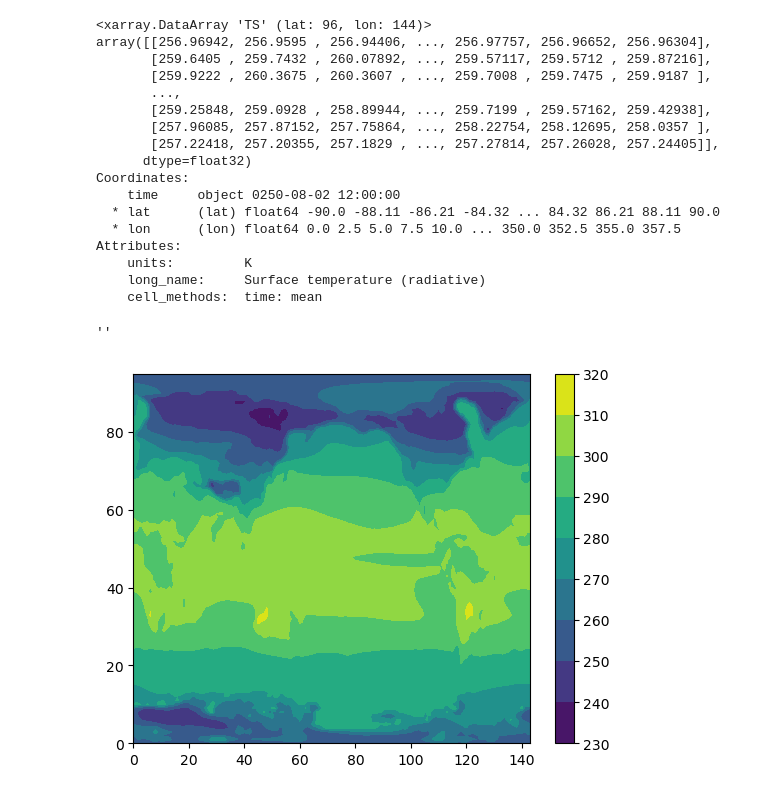
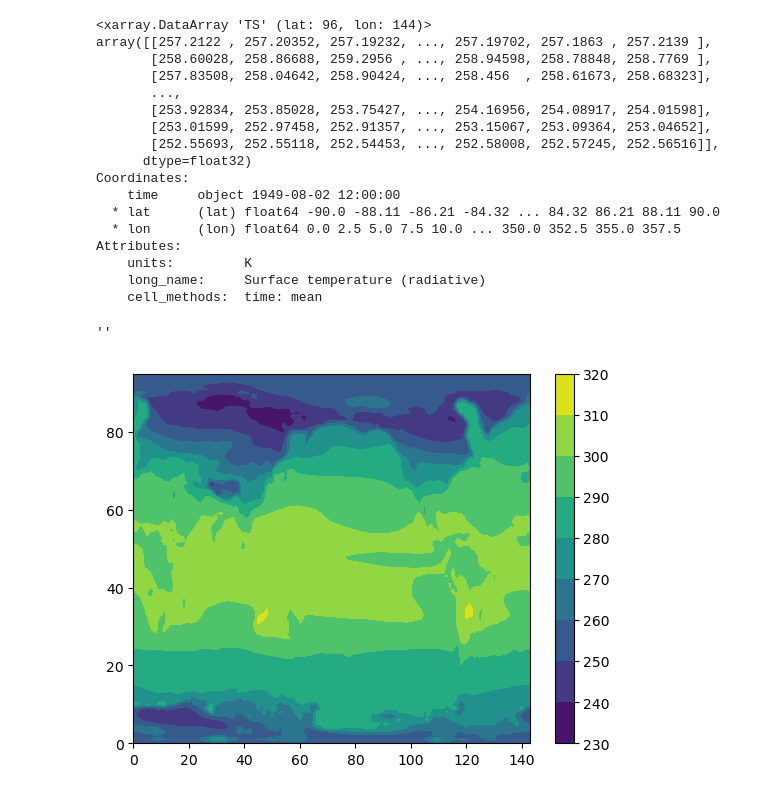
Before and after one commit to ChenPoJu/clim680, a Jupyter notebook: Assignment1/plot_1a_1b_map.ipynb, the cells around one changed output. Saved outputs shown, nothing was run; the diff lists cells and outputs as text; code cells hidden in the pictures.

```diff
--- a/Assignment1/plot_1a_1b_map.ipynb
+++ b/Assignment1/plot_1a_1b_map.ipynb
@@ -10,8 +13,8 @@ from cartopy.util import add_cyclic_point
 # %%
-# read data
+# read data - (Miocene exp. with PI-aerosols)
 
 path = '/scratch/pchen25/clim680_dataset/MidMiocene/atm/'
-file_name = 'B.MMIOx2_C5_280_WISOon_aeroZonal_ANN_concat.nc'
+file_name = 'B.MMIOx2_C5_280_WISOon_ANN_concat.nc'
 ds = xr.open_dataset(path+file_name)
 
 ds
@@ -78,21 +81,21 @@ Attributes:
 # %%
 # input the first time step of the variable
 
-ts_jan = ds[var][0,:,:]
+ts_PI_jan = ds[var][0,:,:]
 
-ts_jan
+ts_PI_jan
 # %% [output]
 <xarray.DataArray 'TS' (lat: 96, lon: 144)>
-array([[256.96942, 256.9595 , 256.94406, ..., 256.97757, 256.96652, 256.96304],
-       [259.6405 , 259.7432 , 260.07892, ..., 259.57117, 259.5712 , 259.87216],
-       [259.9222 , 260.3675 , 260.3607 , ..., 259.7008 , 259.7475 , 259.9187 ],
+array([[257.2122 , 257.20352, 257.19232, ..., 257.19702, 257.1863 , 257.2139 ],
+       [258.60028, 258.86688, 259.2956 , ..., 258.94598, 258.78848, 258.7769 ],
+       [257.83508, 258.04642, 258.90424, ..., 258.456  , 258.61673, 258.68323],
        ...,
-       [259.25848, 259.0928 , 258.89944, ..., 259.7199 , 259.57162, 259.42938],
-       [257.96085, 257.87152, 257.75864, ..., 258.22754, 258.12695, 258.0357 ],
-       [257.22418, 257.20355, 257.1829 , ..., 257.27814, 257.26028, 257.24405]],
+       [253.92834, 253.85028, 253.75427, ..., 254.16956, 254.08917, 254.01598],
+       [253.01599, 252.97458, 252.91357, ..., 253.15067, 253.09364, 253.04652],
+       [252.55693, 252.55118, 252.54453, ..., 252.58008, 252.57245, 252.56516]],
       dtype=float32)
 Coordinates:
-    time     object 0250-08-02 12:00:00
+    time     object 1949-08-02 12:00:00
   * lat      (lat) float64 -90.0 -88.11 -86.21 -84.32 ... 84.32 86.21 88.11 90.0
   * lon      (lon) float64 0.0 2.5 5.0 7.5 10.0 ... 350.0 352.5 355.0 357.5
 Attributes:
@@ -102,9 +105,9 @@ Attributes:
 # %%
 # ========= (1a) - countour ============
 
-plt.contourf(ts_jan)
+plt.contourf(ts_PI_jan)
 plt.colorbar()
 ;
 # %% [output]
 ''
-[figure, old version]
+[figure, new version]
```
Also changed, not shown: parts of 9 cells of this notebook, 2 other files.
